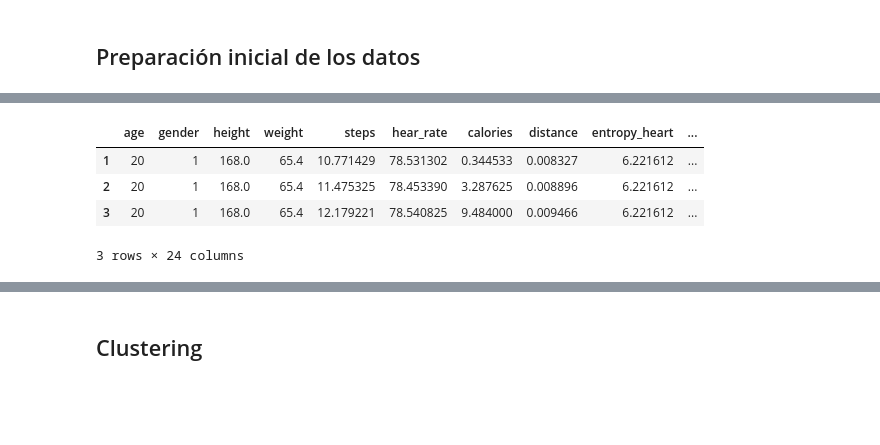
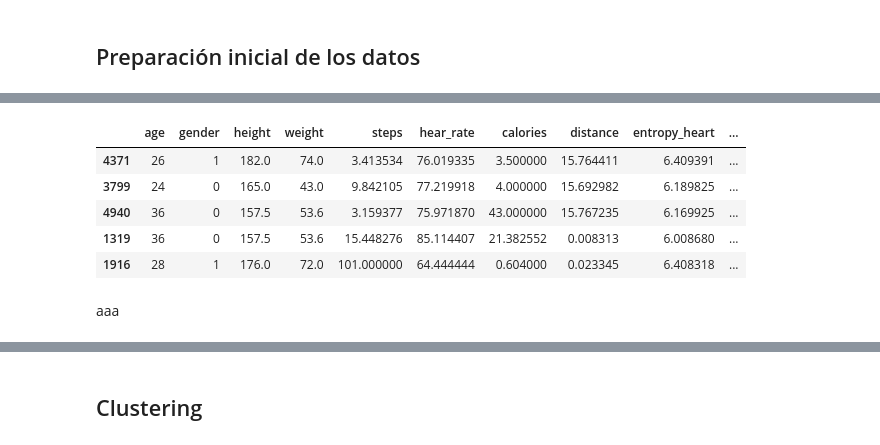
Before and after one commit to alejo-cuello/bootcamp-ds-mlops, a Jupyter notebook: 06-clustering/clustering.ipynb, the cells around one changed output, grey strips where cells are left out. Saved outputs shown, nothing was run; the diff lists cells and outputs as text; code cells hidden in the pictures; blank space fills up the shorter version.

```diff
--- a/06-clustering/clustering.ipynb
+++ b/06-clustering/clustering.ipynb
@@ -82,9 +118,21 @@ data.drop(columns=["X1"], inplace=True)
 # %%
-f_data = pd.get_dummies(data)
-f_data.head(3)
+activity_order = {
+    "Lying": 0,
+    "Sitting": 1,
+    "Self Pace walk": 2,
+    "Running 3 METs": 3,
+    "Running 5 METs": 4,
+    "Running 7 METs": 5
+}
+
+data["activity_order"] = data["activity"].map(activity_order)
+data.drop(columns="activity", inplace=True)
+data_dummies = pd.get_dummies(data, drop_first=True)
+data_dummies.sample(5)
 # %% [output]
 |  | age | gender | height | weight | steps | hear_rate | calories | distance | entropy_heart | ... |
-| 1 | 20 | 1 | 168.0 | 65.4 | 10.771429 | 78.531302 | 0.344533 | 0.008327 | 6.221612 | ... |
-| 2 | 20 | 1 | 168.0 | 65.4 | 11.475325 | 78.453390 | 3.287625 | 0.008896 | 6.221612 | ... |
-| 3 | 20 | 1 | 168.0 | 65.4 | 12.179221 | 78.540825 | 9.484000 | 0.009466 | 6.221612 | ... |
+| 4371 | 26 | 1 | 182.0 | 74.0 | 3.413534 | 76.019335 | 3.500000 | 15.764411 | 6.409391 | ... |
+| 3799 | 24 | 0 | 165.0 | 43.0 | 9.842105 | 77.219918 | 4.000000 | 15.692982 | 6.189825 | ... |
+| 4940 | 36 | 0 | 157.5 | 53.6 | 3.159377 | 75.971870 | 43.000000 | 15.767235 | 6.169925 | ... |
+| 1319 | 36 | 0 | 157.5 | 53.6 | 15.448276 | 85.114407 | 21.382552 | 0.008313 | 6.008680 | ... |
+| 1916 | 28 | 1 | 176.0 | 72.0 | 101.000000 | 64.444444 | 0.604000 | 0.023345 | 6.408318 | ... |
-3 rows × 24 columns
@@ -90,0 +152,2 @@ f_data.head(3)
+# %% [markdown]
+aaa
```
Also changed, not shown: parts of 41 cells of this notebook, 3 other files.
